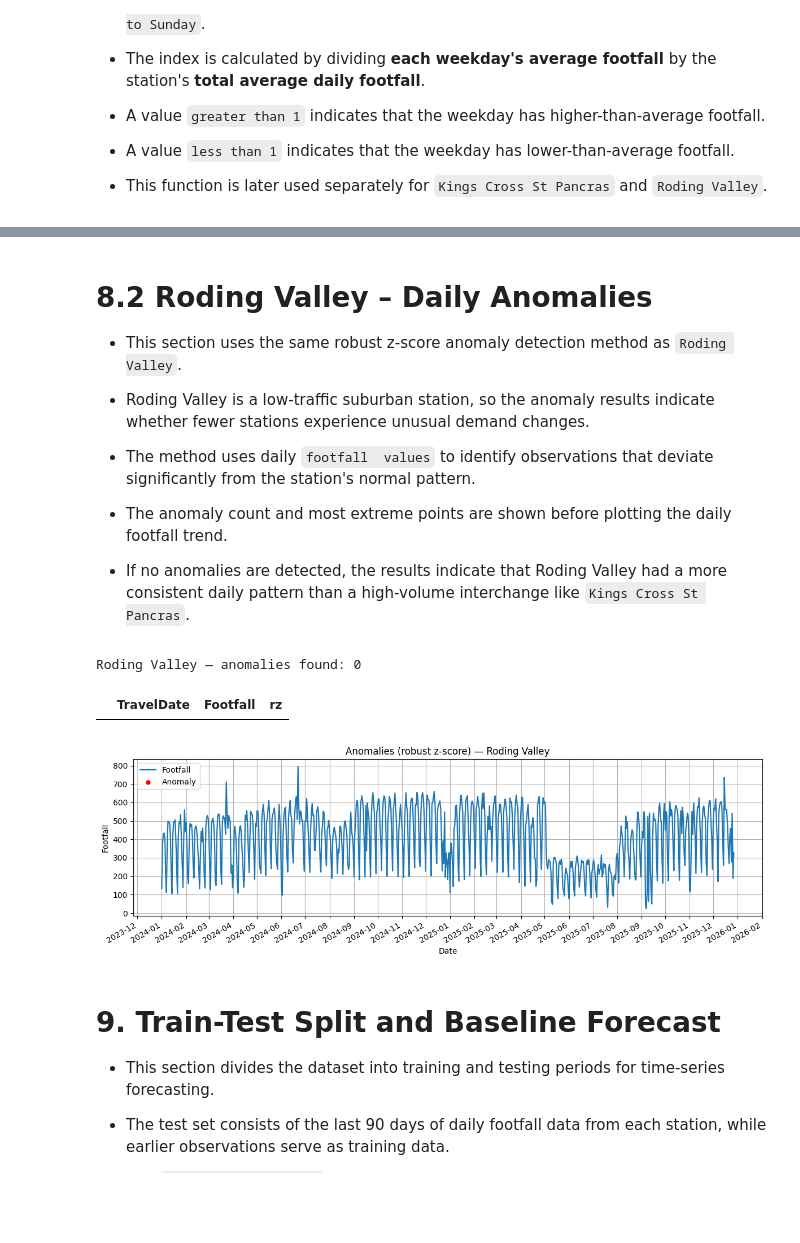
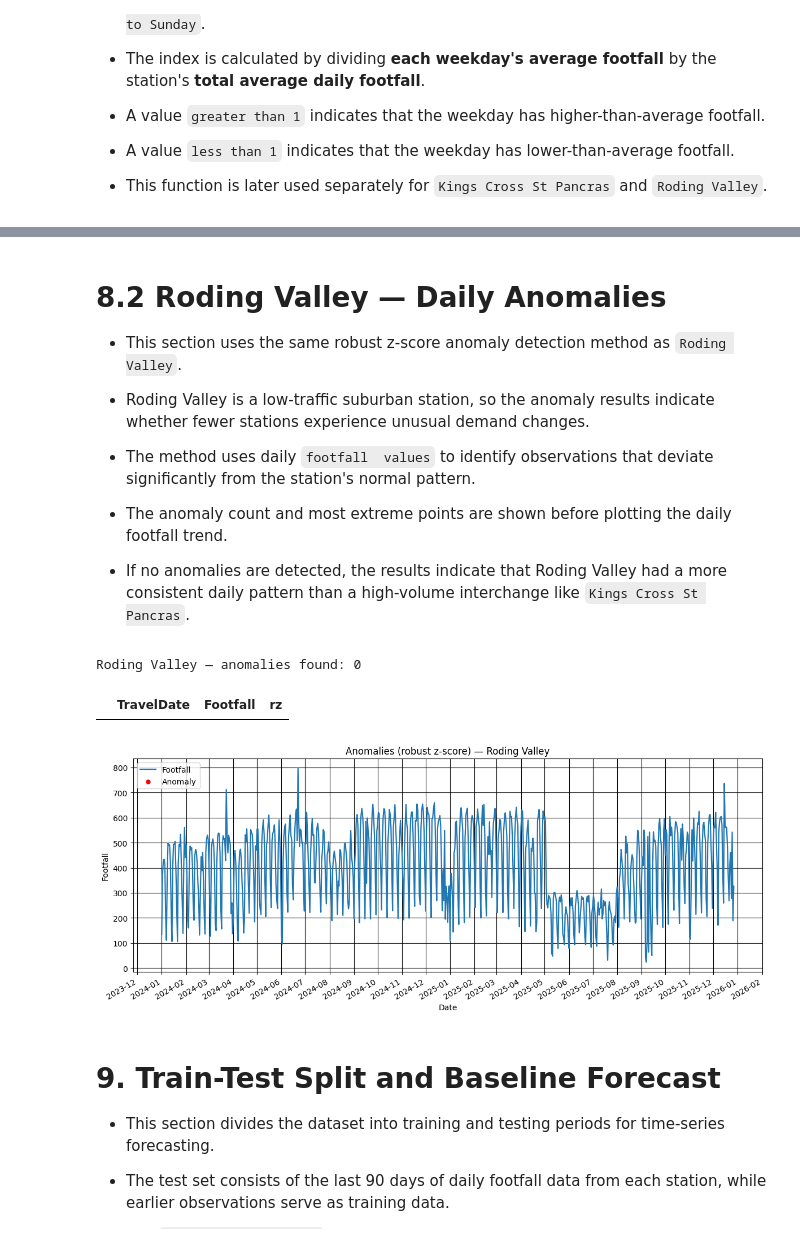
Before and after one commit to HARIRAJAMOHAN2000/london-public-transport-footfall-analysis, a Jupyter notebook: Analysis on TFL using Tube and Rail Stations in 2024-2025.ipynb, the cells around one changed output, grey strips where cells are left out. Cells and saved outputs as stored; diff of their text form; code cells hidden in the pictures; blank space fills up the shorter version.

```diff
--- a/Analysis on TFL using Tube and Rail Stations in 2024-2025.ipynb
+++ b/Analysis on TFL using Tube and Rail Stations in 2024-2025.ipynb
@@ -1433,5 +1436,5 @@ Kings Cross St Pancras — anomalies found: 12
 # %% [markdown]
-# **8.2 Roding Valley – Daily Anomalies**
+# **8.2 Roding Valley — Daily Anomalies**
 
 - This section uses the same robust z-score anomaly detection method as `Roding Valley`.
 
@@ -1443,7 +1446,7 @@ Kings Cross St Pancras — anomalies found: 12
 
 - If no anomalies are detected, the results indicate that Roding Valley had a more consistent daily pattern than a high-volume interchange like `Kings Cross St Pancras`.
 # %%
-# 8.2 Roding Valley – Daily Anomalies
+# 8.2 Roding Valley — Daily Anomalies
 
 # Select Station for Anomaly Analysis
 st = "Roding Valley"
@@ -1469,36 +1472,36 @@ display(
 )
 
 # Plot Daily Footfall Trend
-fig, ax = plt.subplots(figsize=(12, 4))
+fig, ax = plt.subplots(figsize=(12, 5))
 ax.plot(s["TravelDate"], s["Footfall"], linewidth=1.6, label="Footfall")
 
 # Highlight Detected Anomalies on the Plot
 anom = s["is_anomaly"] == 1
 ax.scatter(
     s.loc[anom, "TravelDate"],
     s.loc[anom, "Footfall"],
     s=25,
     color="red",
     label="Anomaly"
 )
 
 ax.set_title(f"Anomalies (robust z-score) — {st}")
 ax.set_xlabel("Date")
 ax.set_ylabel("Footfall")
-ax.grid()
+ax.grid(color="black")
 ax.legend()
 
 # Format X-Axis with Monthly Date Ticks
 ax.xaxis.set_major_locator(mdates.MonthLocator(interval=1))
 ax.xaxis.set_major_formatter(mdates.DateFormatter("%Y-%m"))
 fig.autofmt_xdate()
 plt.tight_layout()
 plt.show()
 plt.close()
 # %% [output]
 Roding Valley — anomalies found: 0
 |  | TravelDate | Footfall | rz |
-[figure, old version]
+[figure, new version]
 # %% [markdown]
 # **9. Train-Test Split and Baseline Forecast**
 
```
Also changed, not shown: parts of 25 cells of this notebook.
